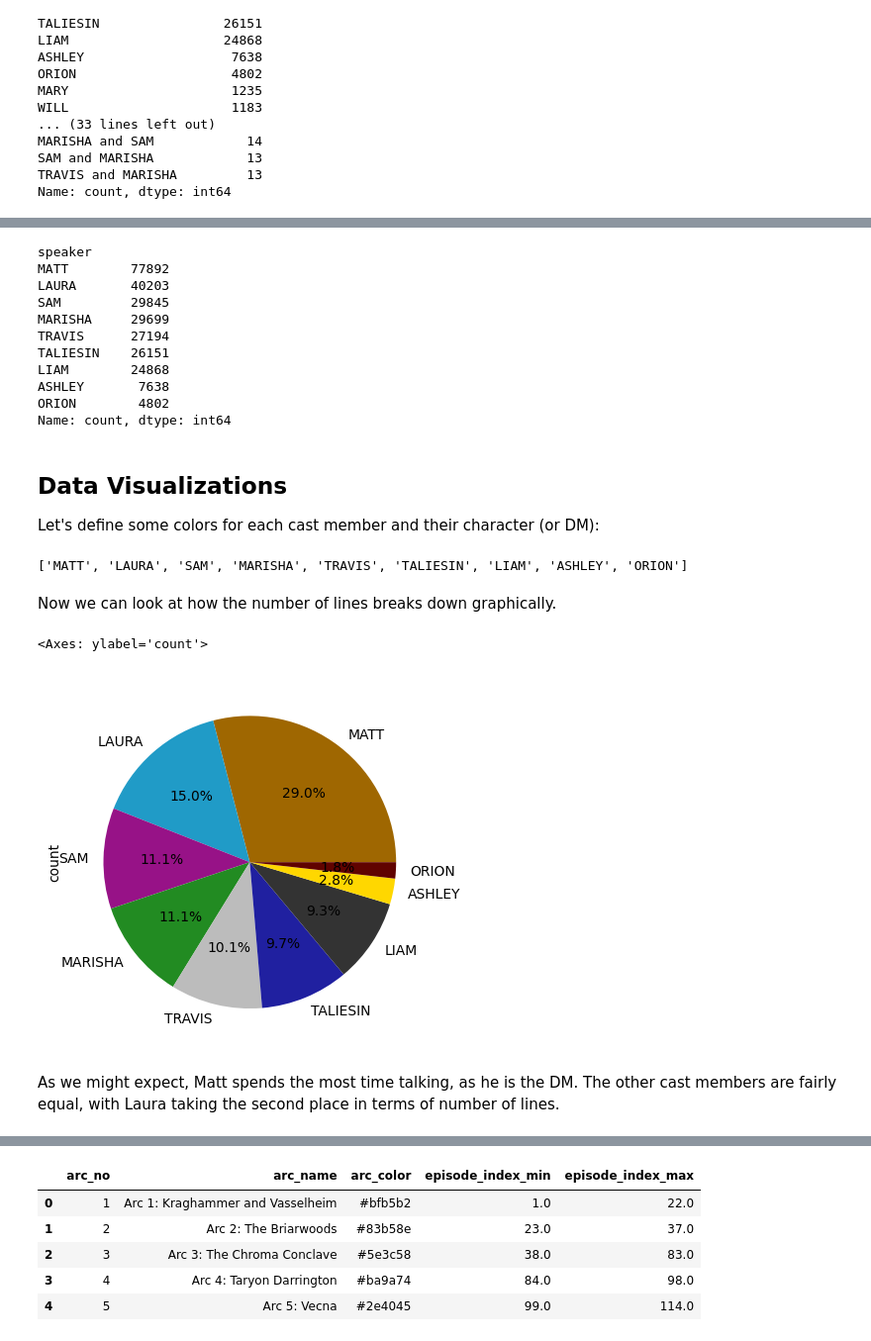
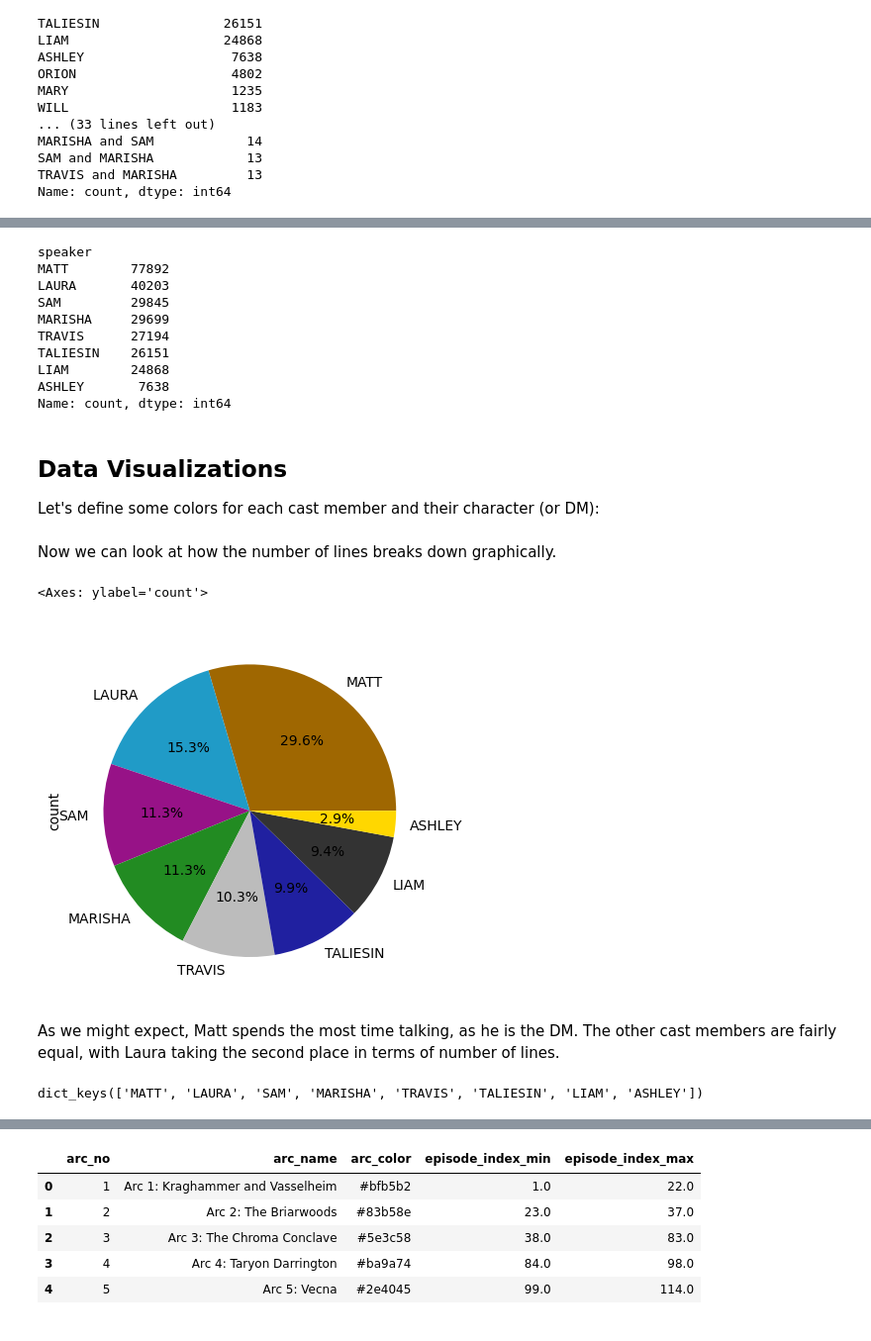
Before and after one commit to wmchad/CritRoleAI, a Jupyter notebook: notebooks/exploration/01_explore_campaign_1.ipynb, the cells around one changed output, grey strips where cells are left out. Shown at 99% size. Drawn from its saved outputs; the diff is of its cells as text; code cells hidden in the pictures.

```diff
--- a/notebooks/exploration/01_explore_campaign_1.ipynb
+++ b/notebooks/exploration/01_explore_campaign_1.ipynb
@@ -20,11 +27,8 @@ pd.set_option('display.max_rows', 200)
 # %%
-data_dir = '../../data'
-db_file = f'{data_dir}/transcript_database.csv'
+relative_data_dir = f'../../{data_dir}'
+relative_db_file = f'{relative_data_dir}/{db_file}'
 
-db = pd.read_csv(
-    db_file,
-    parse_dates = ['download_date']
-)
+db = GetTranscriptDatabase(relative_db_file)
 drop_cols = ['section', 'section_no', 'link', 'download_date']
 campaign1_db = db.loc[db['section_no'] == 1].drop(drop_cols, axis = 1)
 campaign1_db
@@ -61,19 +65,11 @@ Name: count, dtype: int64
 # %% [markdown]
 Now, let's get all the transcripts into a single giant `DataFrame`.
 # %%
-def GetTranscript(arc_no, ep_no, transcript_file):
-    df = pd.read_csv(f'{data_dir}/{transcript_file}')
-    df.insert(0, 'arc_no', arc_no)
-    df.insert(1, 'episode_no', ep_no)
-    return df
+transcripts = CollectTranscripts(
+    campaign1_db,
+    relative_data_dir,
+    {'subsection_no': 'arc_no', 'episode_no': 'episode_no', 'subsection': 'arc', 'episode': 'episode'}
+)
 
-transcripts = pd.DataFrame()
-for index, row in campaign1_db.iterrows():
-    transcripts = pd.concat([
-        transcripts,
-        GetTranscript(row['subsection_no'], row['episode_no'], row['transcript_file'])
-    ])
-transcripts.reset_index(inplace = True)
-transcripts.drop('index', axis = 1, inplace = True)
 transcripts
 # %% [output]
@@ -175,6 +171,5 @@ Here we can see that the main cast definitely have the most lines, with at least
 # %%
-main_cast = speaker_counts[speaker_counts > 4500].index.to_list()
-main_cast_transcripts = filtered_transcripts[filtered_transcripts['speaker'].isin(main_cast)]
+main_cast_transcripts = filtered_transcripts[filtered_transcripts['speaker'].isin(cast.keys())]
 main_cast_transcripts.reset_index(inplace = True)
 main_cast_transcripts
 # %% [output]
@@ -204,38 +199,25 @@ TRAVIS      27194
 TALIESIN    26151
 LIAM        24868
 ASHLEY       7638
-ORION        4802
 Name: count, dtype: int64
 # %% [markdown]
 ## Data Visualizations
 
 Let's define some colors for each cast member and their character (or DM):
-# %%
-vm_palette = {
-    'MATT':     '#9f6701', #brown
-    'LAURA':    '#209bc7', #cerulean blue
-    'SAM':      '#971287', #royal purple
-    'MARISHA':  '#228B22', #forest green
-    'TRAVIS':   '#bcbcbc', #grey
-    'TALIESIN': '#2020a0', #navy blue
-    'LIAM':     '#333333', #charcoal
-    'ASHLEY':   '#ffd700', #gold
-    'ORION':    '#600300'  #rust red
-}
-speaker_order  = list(vm_palette.keys())
-print(speaker_order)
-# %% [output]
-['MATT', 'LAURA', 'SAM', 'MARISHA', 'TRAVIS', 'TALIESIN', 'LIAM', 'ASHLEY', 'ORION']
 # %% [markdown]
 Now we can look at how the number of lines breaks down graphically.
 # %%
 main_cast_lines.plot.pie(
-    colors  = vm_palette.values(),
+    colors  = [x['color'] for x in cast.values()],
     autopct = '%1.1f%%'
 )
 # %% [output]
 <Axes: ylabel='count'>
-[figure, old version]
+[figure, new version]
 # %% [markdown]
 As we might expect, Matt spends the most time talking, as he is the DM. The other cast members are fairly equal, with Laura taking the second place in terms of number of lines.
+# %%
+cast.keys()
+# %% [output]
+dict_keys(['MATT', 'LAURA', 'SAM', 'MARISHA', 'TRAVIS', 'TALIESIN', 'LIAM', 'ASHLEY'])
 # %%
```
Also changed, not shown: parts of 44 cells of this notebook, 4 other files.
